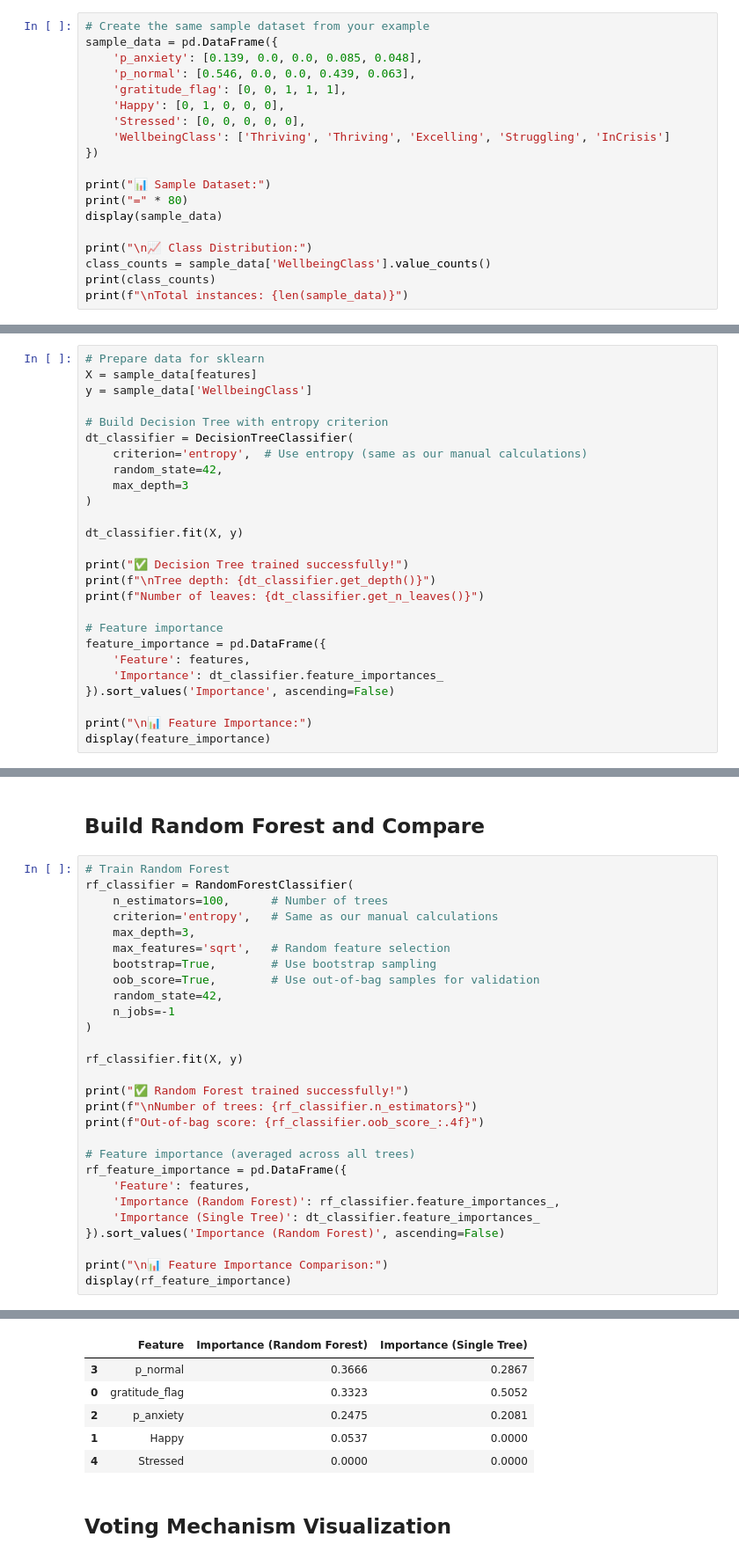
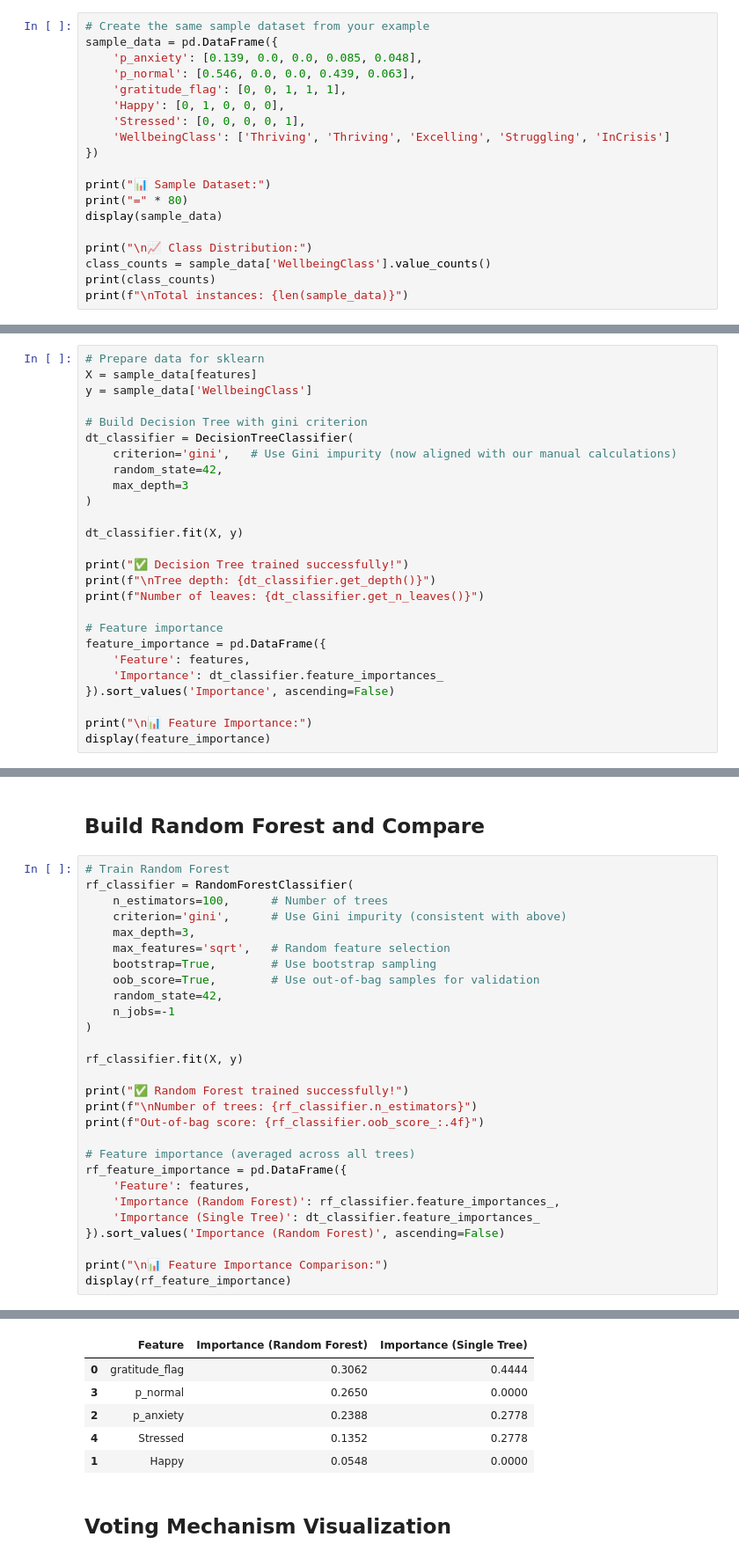
Before and after one commit to majiinB/Heron-wellnest-ml-model, a Jupyter notebook: notebooks/util/tree-algorithms-explained.ipynb, the cells around one changed output, grey strips where cells are left out. Shown at 88% size. Cells and saved outputs as stored; diff of their text form.

```diff
--- a/notebooks/util/tree-algorithms-explained.ipynb
+++ b/notebooks/util/tree-algorithms-explained.ipynb
@@ -65,7 +65,7 @@ sample_data = pd.DataFrame({
     'p_normal': [0.546, 0.0, 0.0, 0.439, 0.063],
     'gratitude_flag': [0, 0, 1, 1, 1],
     'Happy': [0, 1, 0, 0, 0],
-    'Stressed': [0, 0, 0, 0, 0],
+    'Stressed': [0, 0, 0, 0, 1],
     'WellbeingClass': ['Thriving', 'Thriving', 'Excelling', 'Struggling', 'InCrisis']
 })
 
@@ -346,9 +318,9 @@ Now let's build a decision tree using scikit-learn and visualize it.
 X = sample_data[features]
 y = sample_data['WellbeingClass']
 
-# Build Decision Tree with entropy criterion
+# Build Decision Tree with gini criterion
 dt_classifier = DecisionTreeClassifier(
-    criterion='entropy',  # Use entropy (same as our manual calculations)
+    criterion='gini',   # Use Gini impurity (now aligned with our manual calculations)
     random_state=42,
     max_depth=3
 )
@@ -551,7 +523,7 @@ Split 5: Consider features [np.str_('gratitude_flag'), np.str_('p_anxiety')]
 # Train Random Forest
 rf_classifier = RandomForestClassifier(
     n_estimators=100,      # Number of trees
-    criterion='entropy',   # Same as our manual calculations
+    criterion='gini',      # Use Gini impurity (consistent with above)
     max_depth=3,
     max_features='sqrt',   # Random feature selection
     bootstrap=True,        # Use bootstrap sampling
@@ -585,9 +559,9 @@ Out-of-bag score: 0.0000
 |  | Feature | Importance (Random Forest) | Importance (Single Tree) |
-| 3 | p_normal | 0.3666 | 0.2867 |
-| 0 | gratitude_flag | 0.3323 | 0.5052 |
-| 2 | p_anxiety | 0.2475 | 0.2081 |
-| 1 | Happy | 0.0537 | 0.0000 |
-| 4 | Stressed | 0.0000 | 0.0000 |
+| 0 | gratitude_flag | 0.3062 | 0.4444 |
+| 3 | p_normal | 0.2650 | 0.0000 |
+| 2 | p_anxiety | 0.2388 | 0.2778 |
+| 4 | Stressed | 0.1352 | 0.2778 |
+| 1 | Happy | 0.0548 | 0.0000 |
 # %% [markdown]
 ## **Voting Mechanism Visualization**
 # %%
```
Also changed, not shown: parts of 16 cells of this notebook, 1 other file.
